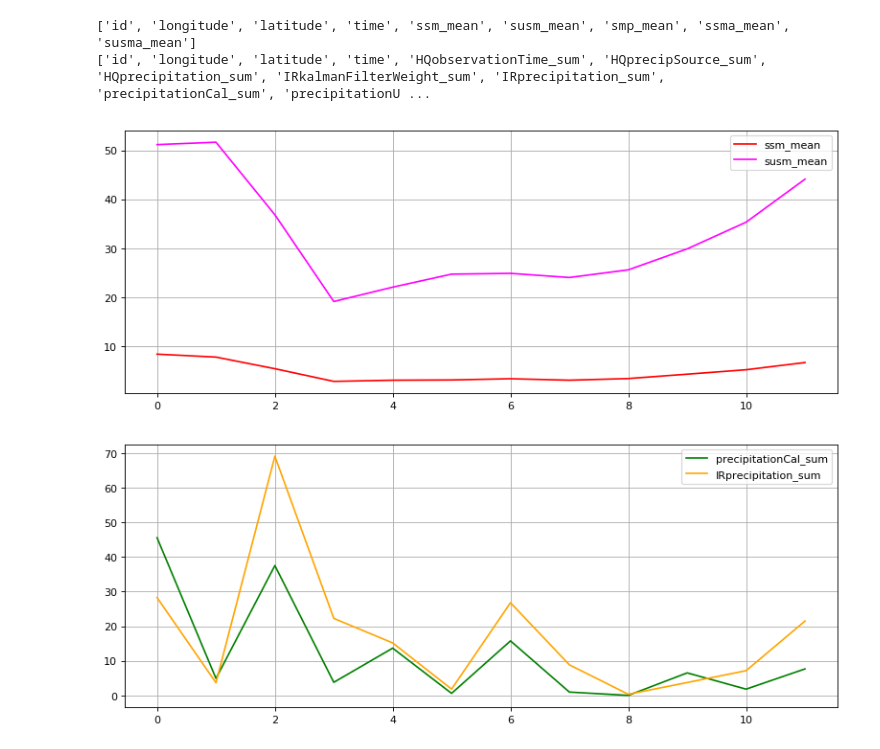
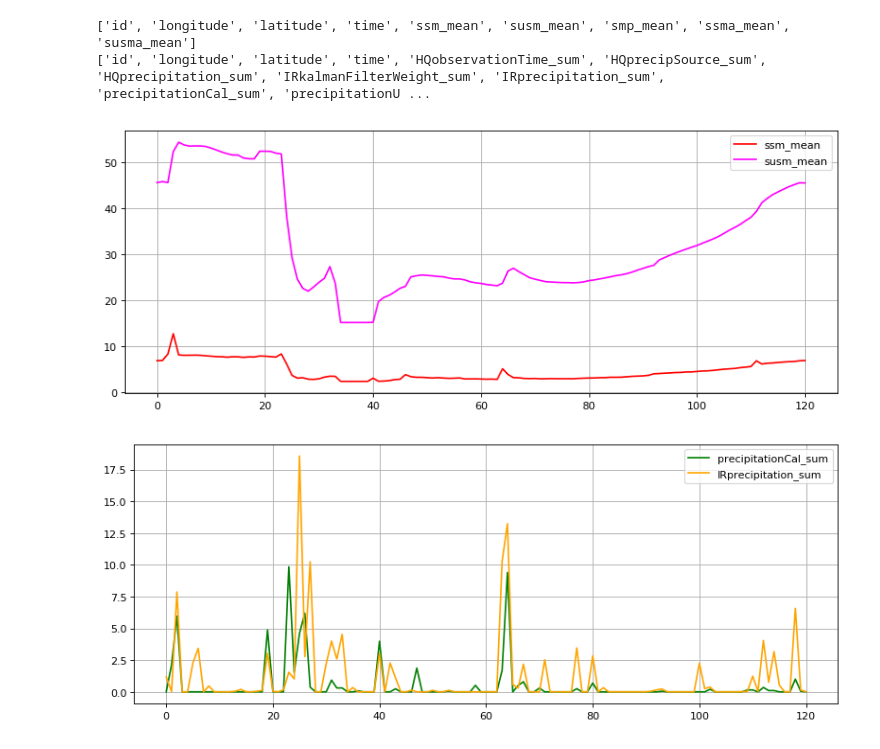
Before and after one commit to pankajrandhe/gpm_and_soil_moisture_time_series, a Jupyter notebook: gpm_analysis.ipynb, the cells around one changed output. Saved outputs shown, nothing was run; the diff lists cells and outputs as text; code cells hidden in the pictures.

```diff
--- a/gpm_analysis.ipynb
+++ b/gpm_analysis.ipynb
@@ -183,0 +162,30 @@ mean_monthly_soil_moisture_collection = ee.ImageCollection.fromImages(mean_month
+# %%
+from datetime import datetime
+from datetime import timedelta
+
+agg_precipitation = [];
+agg_soil_moisture = [];
+
+# since Soil Moisture data is available over 3 days, we are aggregating GPM data over 3 days
+interval_start_dt = '2018-01-01'
+interval_finish_dt = '2018-01-03'
+finish_dt = "2018-12-31"
+offset_days = 3
+
+#for days in months_days:
+while datetime.strptime(interval_finish_dt, '%Y-%m-%d') <= datetime.strptime(finish_dt, '%Y-%m-%d'):
+    gpm_current = gpm_collection_18.filterDate(interval_start_dt, interval_finish_dt)
+    soil_moist_current = soil_moist_collection_18.filterDate(interval_start_dt, interval_finish_dt)
+
+    agg_precipitation.append(gpm_current.reduce(ee.Reducer.sum()));
+    agg_soil_moisture.append(soil_moist_current.reduce(ee.Reducer.mean()))
+
+    interval_start_dt = datetime.strptime(interval_start_dt, '%Y-%m-%d')
+    interval_finish_dt = datetime.strptime(interval_finish_dt, '%Y-%m-%d')
+    interval_start_dt = (interval_start_dt + timedelta(days=offset_days)).strftime('%Y-%m-%d')
+    interval_finish_dt = (interval_finish_dt + timedelta(days=offset_days)).strftime('%Y-%m-%d')
+# %%
+agg_precipitation_collection = ee.ImageCollection.fromImages(agg_precipitation);
+agg_soil_moisture_collection = ee.ImageCollection.fromImages(agg_soil_moisture);
+print (agg_precipitation_collection.size().getInfo())
+print (agg_soil_moisture_collection.size().getInfo())
@@ -199,8 +210,8 @@ Map(basemap={'url': 'https://{s}.tile.openstreetmap.org/{z}/{x}/{y}.png', 'max_z
 # sample point
 point = {'type':'Point', 'coordinates':[ -116.88629,36.56122]};
 
-precipitaion_info = sum_monthly_precipitation_collection.getRegion(point,500).getInfo()
-soil_moisture_info = mean_monthly_soil_moisture_collection.getRegion(point,500).getInfo()
+precipitaion_info = agg_precipitation_collection.getRegion(point,500).getInfo()
+soil_moisture_info = agg_soil_moisture_collection.getRegion(point,500).getInfo()
 # %%
 # column names and data for precipitation
 precipitaion_data_header = precipitaion_info[0]
@@ -216,30 +227,30 @@ print (precipitaion_data_header)
 ['id', 'longitude', 'latitude', 'time', 'ssm_mean', 'susm_mean', 'smp_mean', 'ssma_mean', 'susma_mean']
 ['id', 'longitude', 'latitude', 'time', 'HQobservationTime_sum', 'HQprecipSource_sum', 'HQprecipitation_sum', 'IRkalmanFilterWeight_sum', 'IRprecipitation_sum', 'precipitationCal_sum', 'precipitationU ...
 # %%
-month_indices = np.arange(0, 12)
+time_indices = np.arange(0, agg_soil_moisture_collection.size().getInfo())
 # %%
 fig = figure(figsize=(12,10), dpi=80)
 
 # plot the soil moisture values
 ax1 = fig.add_subplot(211)
-ax1.plot(month_indices, soil_moisture_data[:,soil_moisture_data_header.index('ssm_mean')],
+ax1.plot(time_indices, soil_moisture_data[:,soil_moisture_data_header.index('ssm_mean')],
          color="red", label="ssm_mean")
-ax1.plot(month_indices, soil_moisture_data[:,soil_moisture_data_header.index('susm_mean')],
+ax1.plot(time_indices, soil_moisture_data[:,soil_moisture_data_header.index('susm_mean')],
          color="magenta",  label="susm_mean")
 ax1.legend(loc='best')
 ax1.grid(True)
 # %% [output]
-[figure, old version]
+[figure, new version]
 # %%
 fig2 = figure(figsize=(12,10), dpi=80)
 
 ax2 = fig2.add_subplot(212)
-ax2.plot(month_indices, precipitaion_data[:,precipitaion_data_header.index('precipitationCal_sum')],
+ax2.plot(time_indices, precipitaion_data[:,precipitaion_data_header.index('precipitationCal_sum')],
          color="green", label="precipitationCal_sum")
-ax2.plot(month_indices, precipitaion_data[:,precipitaion_data_header.index('IRprecipitation_sum')],
+ax2.plot(time_indices, precipitaion_data[:,precipitaion_data_header.index('IRprecipitation_sum')],
          color="orange",  label="IRprecipitation_sum")
 
 ax2.legend(loc='best')
 ax2.grid(True)
 # %% [output]
-[figure, old version]
+[figure, new version]
```
Also changed, not shown: parts of 8 cells of this notebook.
